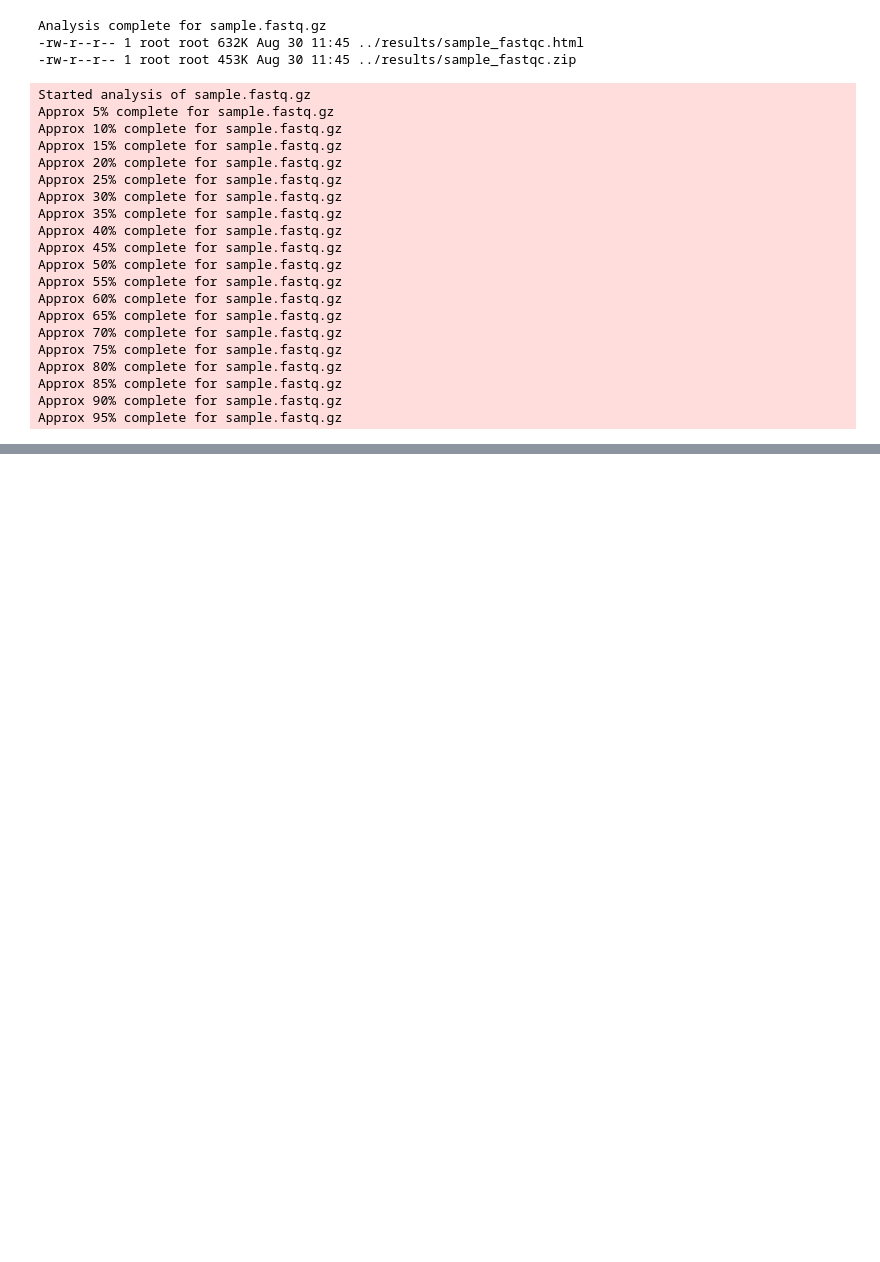
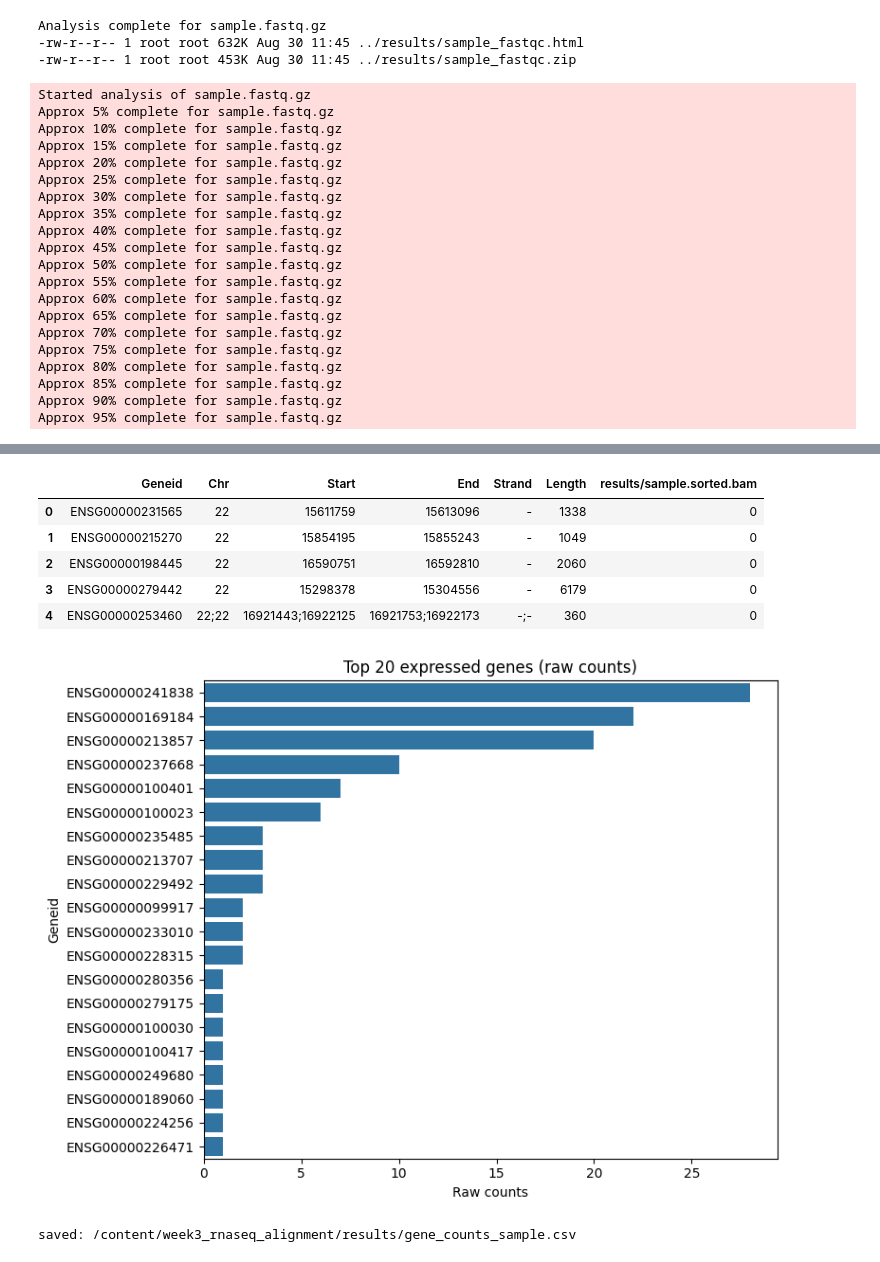
Before and after one commit to Yaminikanna18/bioinfo-learning, a Jupyter notebook: week3_rnaseq_alignment.ipynb, the cells around one changed output, grey strips where cells are left out. Cells and saved outputs as stored; diff of their text form; code cells hidden in the pictures; blank space fills up the shorter version.

```diff
--- a/week3_rnaseq_alignment.ipynb
+++ b/week3_rnaseq_alignment.ipynb
@@ -198,0 +280,37 @@ Approx 95% complete for sample.fastq.gz
+# %%
+import pandas as pd
+import seaborn as sns
+import matplotlib.pyplot as plt
+from pathlib import Path
+
+RESULTS = Path('/content/week3_rnaseq_alignment/results')
+counts_file = RESULTS / 'gene_counts.txt'
+
+# featureCounts: comment lines start with #, header present
+df = pd.read_csv(counts_file, sep='\t', comment='#', header=0)
+# 'Geneid' is first col; sample counts in the last column
+sample_col = df.columns[-1]
+display(df.head())
+
+# make top20 barplot
+top20 = df[['Geneid', sample_col]].nlargest(20, sample_col).set_index('Geneid')
+plt.figure(figsize=(8,6))
+sns.barplot(x=top20[sample_col].values, y=top20.index)
+plt.xlabel('Raw counts')
+plt.title('Top 20 expressed genes (raw counts)')
+plt.tight_layout()
+plt.savefig('/content/week3_rnaseq_alignment/plots/top20_genes.png', dpi=150)
+plt.show()
+
+# Save a small CSV with gene counts for inspection
+df[['Geneid', sample_col]].to_csv(RESULTS / 'gene_counts_sample.csv', index=False)
+print("saved:", RESULTS / 'gene_counts_sample.csv')
+# %% [output]
+|  | Geneid | Chr | Start | End | Strand | Length | results/sample.sorted.bam |
+| 0 | ENSG00000231565 | 22 | 15611759 | 15613096 | - | 1338 | 0 |
+| 1 | ENSG00000215270 | 22 | 15854195 | 15855243 | - | 1049 | 0 |
+| 2 | ENSG00000198445 | 22 | 16590751 | 16592810 | - | 2060 | 0 |
+| 3 | ENSG00000279442 | 22 | 15298378 | 15304556 | - | 6179 | 0 |
+| 4 | ENSG00000253460 | 22;22 | 16921443;16922125 | 16921753;16922173 | -;- | 360 | 0 |
+[figure, added]
+saved: /content/week3_rnaseq_alignment/results/gene_counts_sample.csv
```
Also changed, not shown: parts of 2 cells of this notebook.
